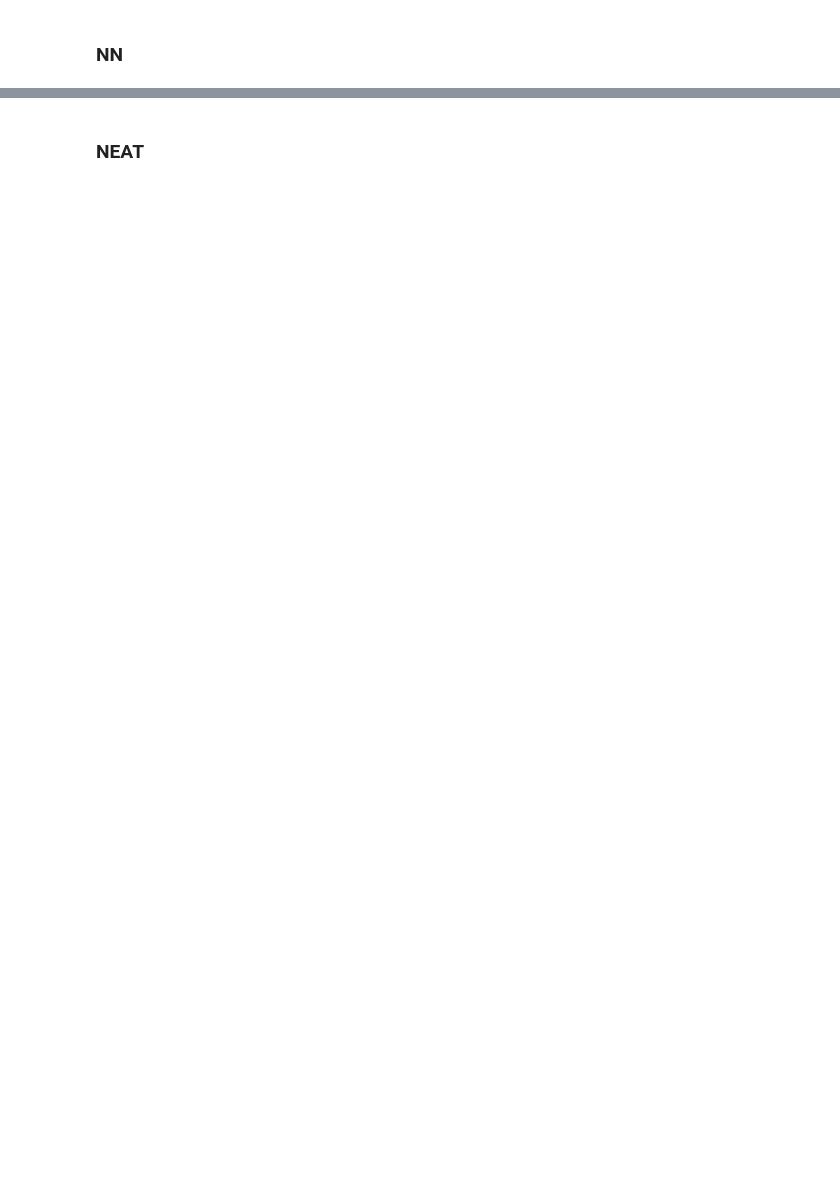
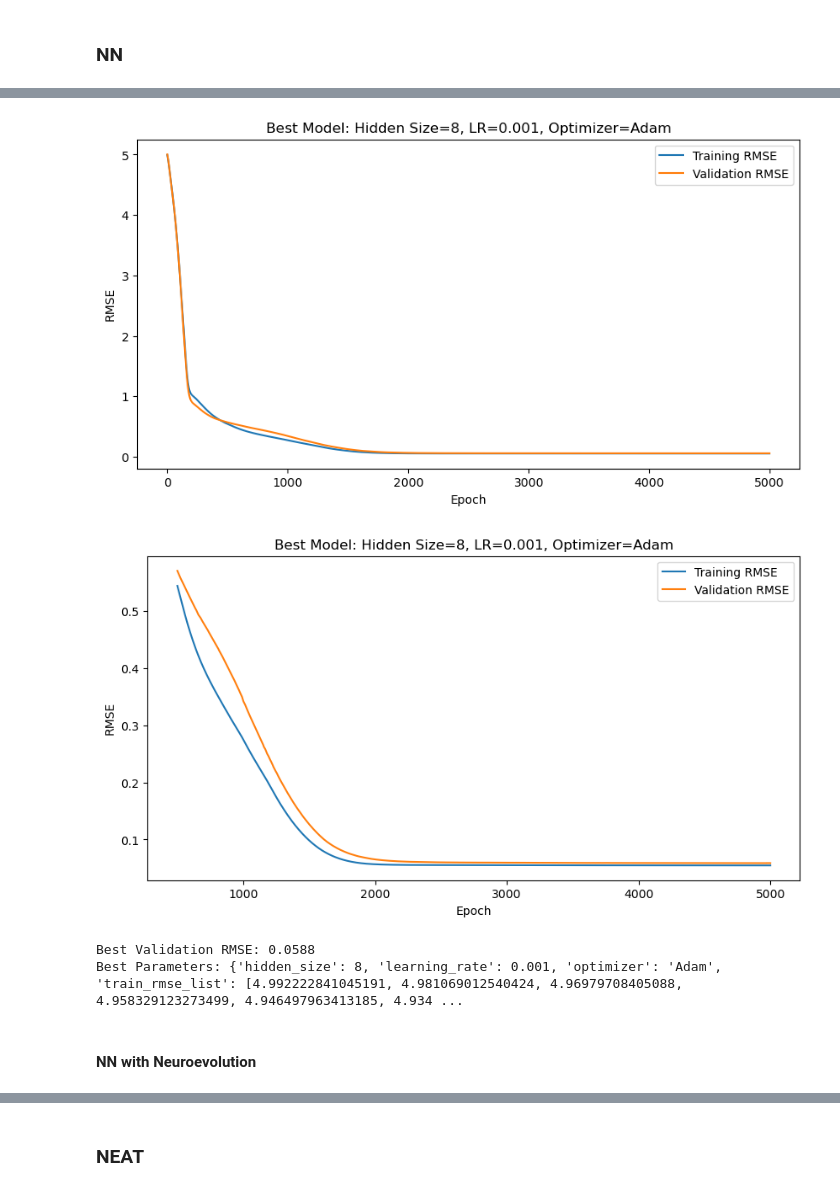
Before and after one commit to ontenkutsenko/GP_Milk_Content_Prediction, a Jupyter notebook: Notebook.ipynb, the cells around one changed output, grey strips where cells are left out. Drawn from its saved outputs; the diff is of its cells as text; code cells hidden in the pictures; blank space fills up the shorter version.

```diff
--- a/Notebook.ipynb
+++ b/Notebook.ipynb
@@ -695,0 +703,14 @@ mean_squared_error(y_train, lr.predict(X_train))**0.5
+# %%
+# Parameters
+input_size = 12
+hidden_size = 64
+output_size = 1
+learning_rate = 0.005
+num_epochs = 2000
+
+
+# Initialize the model, loss function, and optimizer
+model = DenseNN(input_size, hidden_size, output_size)
+criterion = nn.MSELoss()
+optimizer = optim.Adam(model.parameters(), lr=learning_rate)
+# optimizer = optim.SGD(model.parameters(), lr=learning_rate, momentum=0.9, weight_decay=0.0001)
@@ -695,0 +808,31 @@ mean_squared_error(y_train, lr.predict(X_train))**0.5
+# %%
+# Plotting RMSE
+plt.figure(figsize=(10, 5))
+plt.plot(best_params['train_rmse_list'], label='Training RMSE')
+plt.plot(best_params['val_rmse_list'], label='Validation RMSE')
+plt.xlabel('Epoch')
+plt.ylabel('RMSE')
+plt.title(f'Best Model: Hidden Size={best_params["hidden_size"]}, LR={best_params["learning_rate"]}, Optimizer={best_params["optimizer"]}')
+plt.legend()
+plt.show()
+
+# Plotting later epochs
+
+plt.figure(figsize=(10, 5))
+plt.plot(np.arange(500, 5000), best_params['train_rmse_list'][500:],  label='Training RMSE', )
+plt.plot(np.arange(500, 5000),best_params['val_rmse_list'][500:], label='Validation RMSE')
+plt.xlabel('Epoch')
+plt.ylabel('RMSE')
+plt.title(f'Best Model: Hidden Size={best_params["hidden_size"]}, LR={best_params["learning_rate"]}, Optimizer={best_params["optimizer"]}')
+plt.legend()
+plt.show()
+
+print(f'Best Validation RMSE: {best_val_rmse:.4f}')
+print(f'Best Parameters: {best_params}')
+# %% [output]
+[figure, added]
+[figure, added]
+Best Validation RMSE: 0.0588
+Best Parameters: {'hidden_size': 8, 'learning_rate': 0.001, 'optimizer': 'Adam', 'train_rmse_list': [4.992222841045191, 4.981069012540424, 4.96979708405088, 4.958329123273499, 4.946497963413185, 4.934 ...
+# %% [markdown]
+#### NN with Neuroevolution
```
Also changed, not shown: parts of 34 cells of this notebook, 24 other files.
